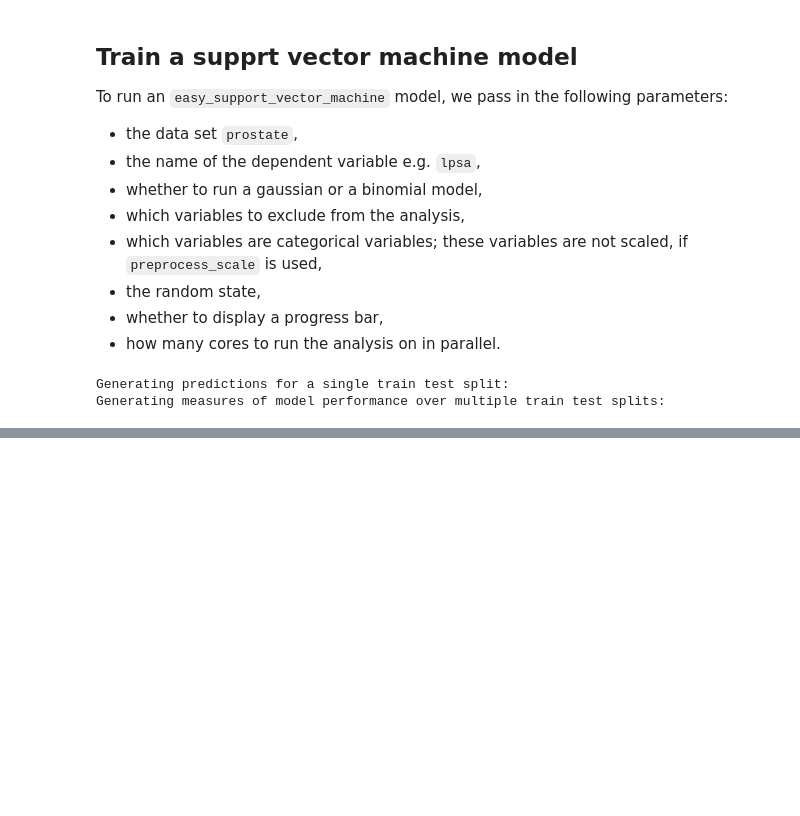
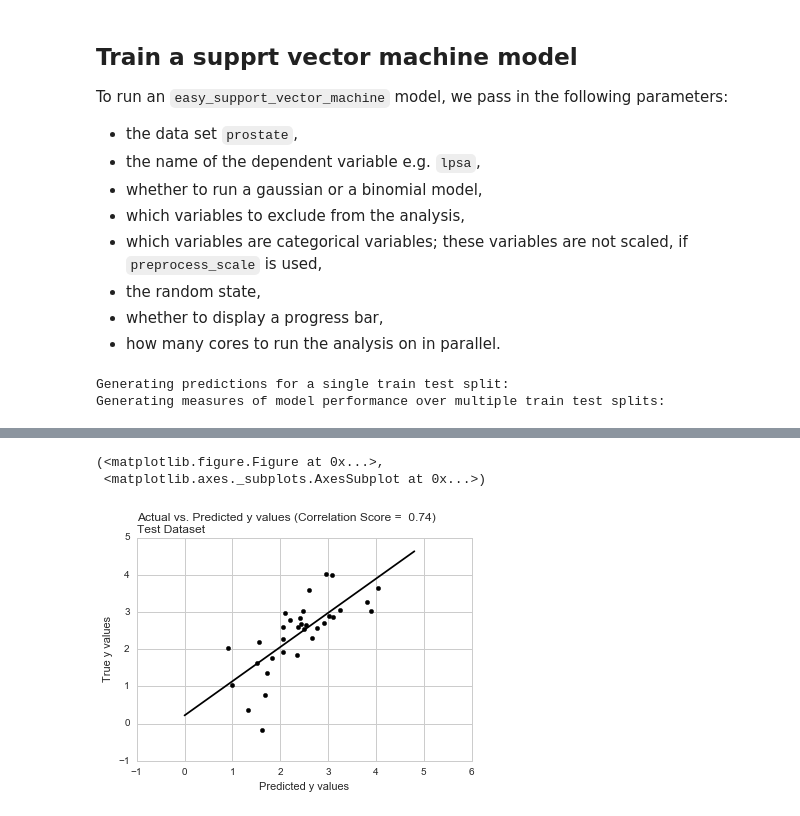
Before and after one commit to CCS-Lab/easyml, a Jupyter notebook: Python/docs/vignettes/prostate.ipynb, the cells around one changed output, grey strips where cells are left out. Cells and saved outputs as stored; diff of their text form; code cells hidden in the pictures; blank space fills up the shorter version.

```diff
--- a/Python/docs/vignettes/prostate.ipynb
+++ b/Python/docs/vignettes/prostate.ipynb
@@ -54,0 +65,6 @@ Now let’s assess the results of the `easy_support_vector_machine` model.
+# %%
+results.plot_predictions_single_train_test_split_test()
+# %% [output]
+(<matplotlib.figure.Figure at 0x...>,
+ <matplotlib.axes._subplots.AxesSubplot at 0x...>)
+[figure, added]
```
Also changed, not shown: parts of 7 cells of this notebook, 7 other files.
